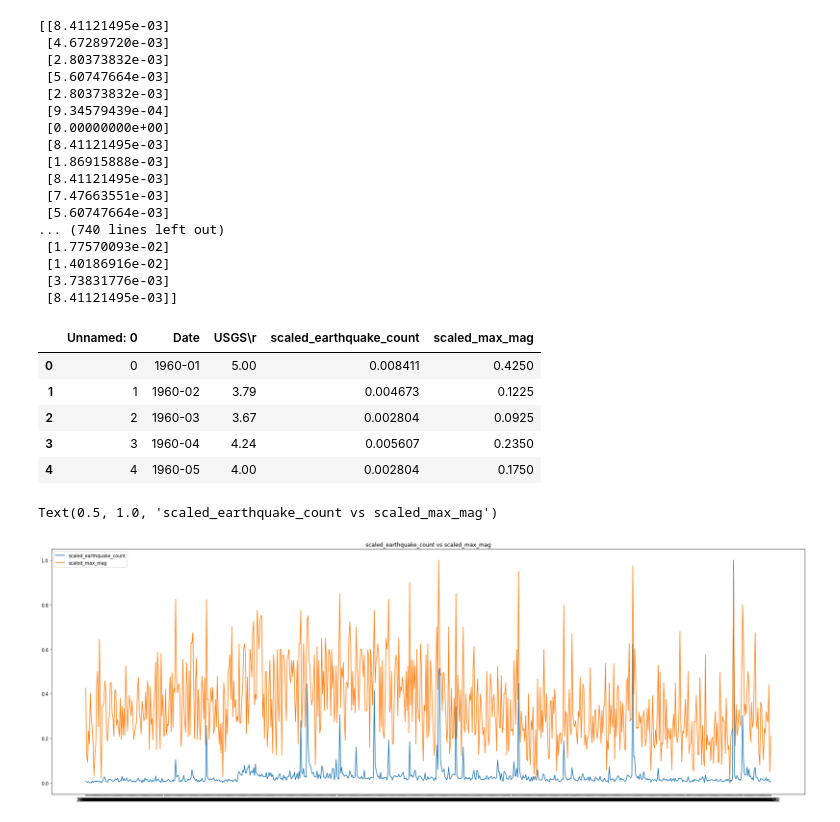
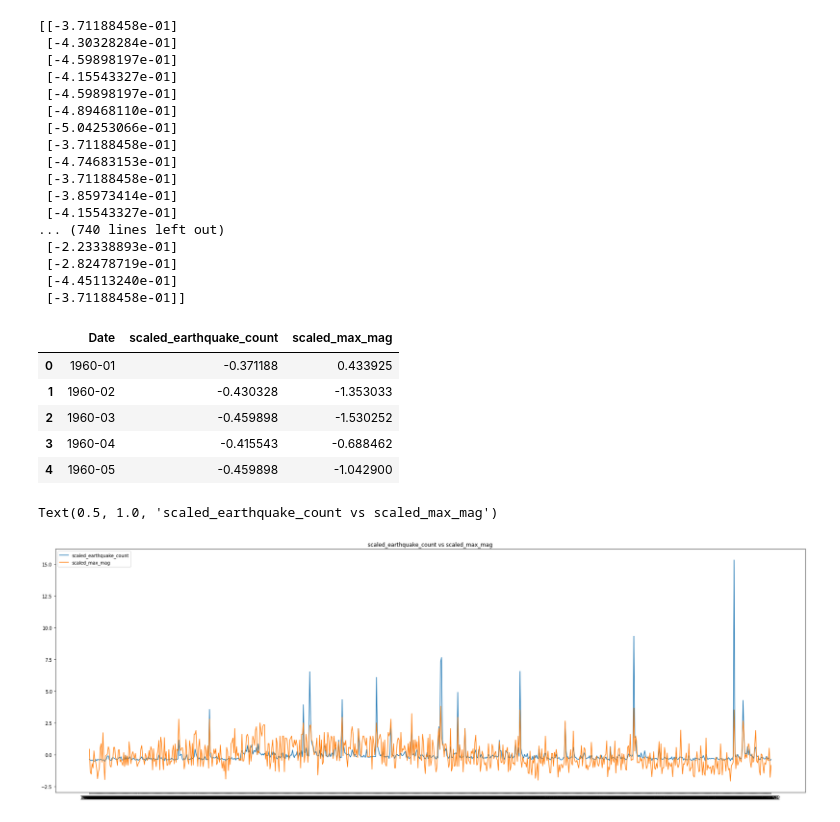
Before and after one commit to TheV123/EarthquakeHistoricalDataAnalysis, a Jupyter notebook: hypothesis_testing.ipynb, the cells around one changed output. Cells and saved outputs as stored; diff of their text form; code cells hidden in the pictures.

```diff
--- a/hypothesis_testing.ipynb
+++ b/hypothesis_testing.ipynb
@@ -7,8 +7,8 @@ from sklearn.preprocessing import MinMaxScaler
 # %%
 csv_file = "earthquake_count_usgs.csv"
-earthquake_count_usgs = pd.read_csv(csv_file, sep = ',', lineterminator='\n')
+earthquake_count_usgs = pd.read_csv(csv_file, sep = ',', lineterminator='\n', index_col=0)
 csv_file0 = "max_mag_usgs.csv"
-max_mag_usgs = pd.read_csv(csv_file0, sep = ',', lineterminator='\n')
+max_mag_usgs = pd.read_csv(csv_file0, sep = ',', lineterminator='\n', index_col= 0)
 # %%
 earthquake_count = pd.DataFrame(earthquake_count_usgs)
 max_mag= pd.DataFrame(max_mag_usgs)
@@ -23,6 +24,6 @@ earthquake_count.head()
 # %%
-scaler = MinMaxScaler()
 x_vals = np.array(max_mag["USGS\r"]).reshape(-1,1)
 scaled_data = scaler.fit_transform(x_vals)
+# scaled_data = scaler1.fit_transform(scaled_data)
 print(scaled_data)
 # %% [output]
@@ -46,44 +47,46 @@ print(scaled_data)
 # %%
 x_vals0 = np.array(earthquake_count["mag\r"]).reshape(-1,1)
 scaled_data0 = scaler.fit_transform(x_vals0)
+# scaled_data0 = scaler1.fit_transform(scaled_data0)
 print(scaled_data0)
 # %% [output]
-[[8.41121495e-03]
- [4.67289720e-03]
- [2.80373832e-03]
- [5.60747664e-03]
- [2.80373832e-03]
- [9.34579439e-04]
- [0.00000000e+00]
- [8.41121495e-03]
- [1.86915888e-03]
- [8.41121495e-03]
- [7.47663551e-03]
- [5.60747664e-03]
+[[-3.71188458e-01]
+ [-4.30328284e-01]
+ [-4.59898197e-01]
+ [-4.15543327e-01]
+ [-4.59898197e-01]
+ [-4.89468110e-01]
+ [-5.04253066e-01]
+ [-3.71188458e-01]
+ [-4.74683153e-01]
+ [-3.71188458e-01]
+ [-3.85973414e-01]
+ [-4.15543327e-01]
 ... (740 lines left out)
- [1.77570093e-02]
- [1.40186916e-02]
- [3.73831776e-03]
- [8.41121495e-03]]
+ [-2.23338893e-01]
+ [-2.82478719e-01]
+ [-4.45113240e-01]
+ [-3.71188458e-01]]
 # %%
-merged_max_mag = max_mag.copy()
-merged_max_mag["scaled_earthquake_count"] = scaled_data0
-merged_max_mag["scaled_max_mag"] = scaled_data
-merged_max_mag.head()
+merged_earthquake_data = max_mag.copy()
+merged_earthquake_data.drop(columns=["USGS\r"], inplace=True)
+merged_earthquake_data["scaled_earthquake_count"] = scaled_data0
+merged_earthquake_data["scaled_max_mag"] = scaled_data
+merged_earthquake_data.head()
 # %% [output]
-|  | Unnamed: 0 | Date | USGS\r | scaled_earthquake_count | scaled_max_mag |
-| 0 | 0 | 1960-01 | 5.00 | 0.008411 | 0.4250 |
-| 1 | 1 | 1960-02 | 3.79 | 0.004673 | 0.1225 |
-| 2 | 2 | 1960-03 | 3.67 | 0.002804 | 0.0925 |
-| 3 | 3 | 1960-04 | 4.24 | 0.005607 | 0.2350 |
-| 4 | 4 | 1960-05 | 4.00 | 0.002804 | 0.1750 |
+|  | Date | scaled_earthquake_count | scaled_max_mag |
+| 0 | 1960-01 | -0.371188 | 0.433925 |
+| 1 | 1960-02 | -0.430328 | -1.353033 |
+| 2 | 1960-03 | -0.459898 | -1.530252 |
+| 3 | 1960-04 | -0.415543 | -0.688462 |
+| 4 | 1960-05 | -0.459898 | -1.042900 |
 # %%
-merged_max_mag['Date'] = merged_max_mag['Date'].astype(str)
+merged_earthquake_data['Date'] = merged_earthquake_data['Date'].astype(str)
 plt.figure(figsize=(30, 10))
-plt.plot(merged_max_mag['Date'], merged_max_mag['scaled_earthquake_count'], label='scaled_earthquake_count')
-plt.plot(merged_max_mag['Date'], merged_max_mag['scaled_max_mag'], label='scaled_max_mag')
+plt.plot(merged_earthquake_data['Date'], merged_earthquake_data['scaled_earthquake_count'], label='scaled_earthquake_count')
+plt.plot(merged_earthquake_data['Date'], merged_earthquake_data['scaled_max_mag'], label='scaled_max_mag')
 plt.legend()
 plt.title('scaled_earthquake_count vs scaled_max_mag')
 # %% [output]
 Text(0.5, 1.0, 'scaled_earthquake_count vs scaled_max_mag')
-[figure, old version]
+[figure, new version]
```
Also changed, not shown: parts of 9 cells of this notebook, 1 other file.
